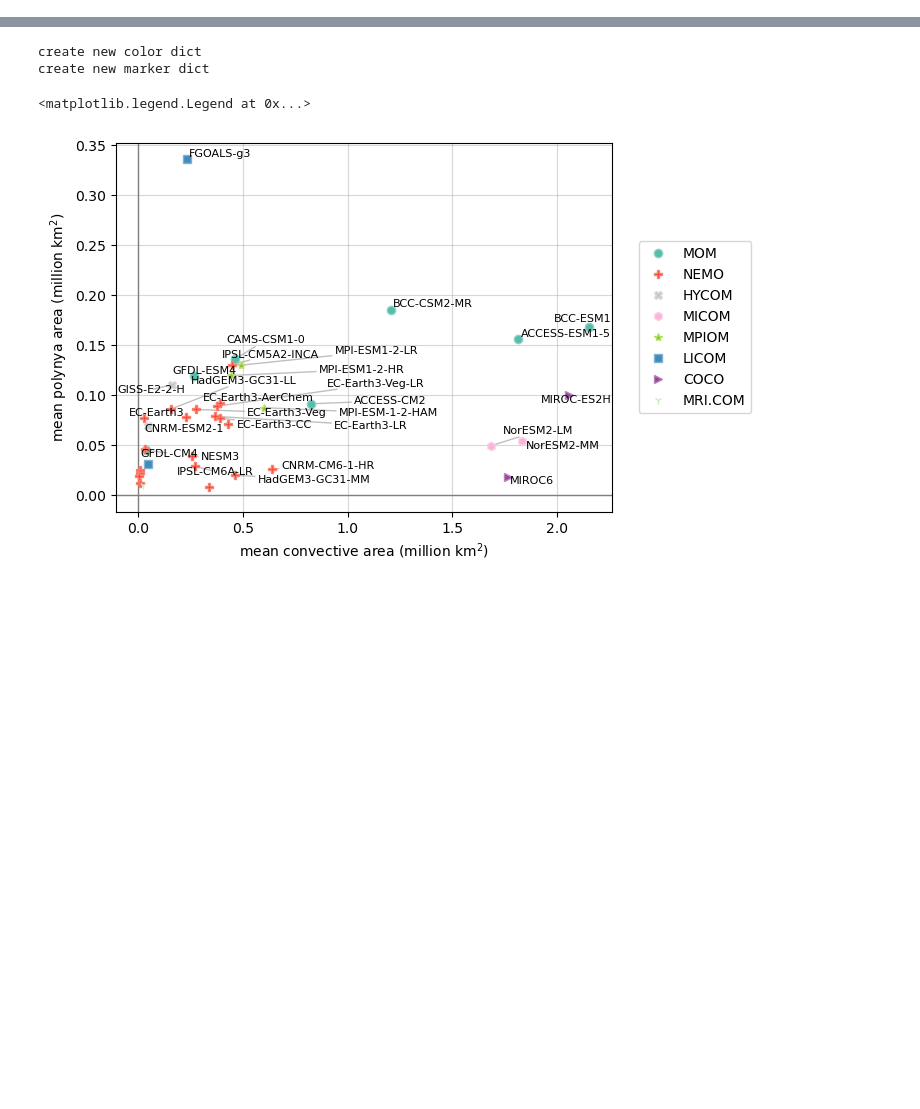
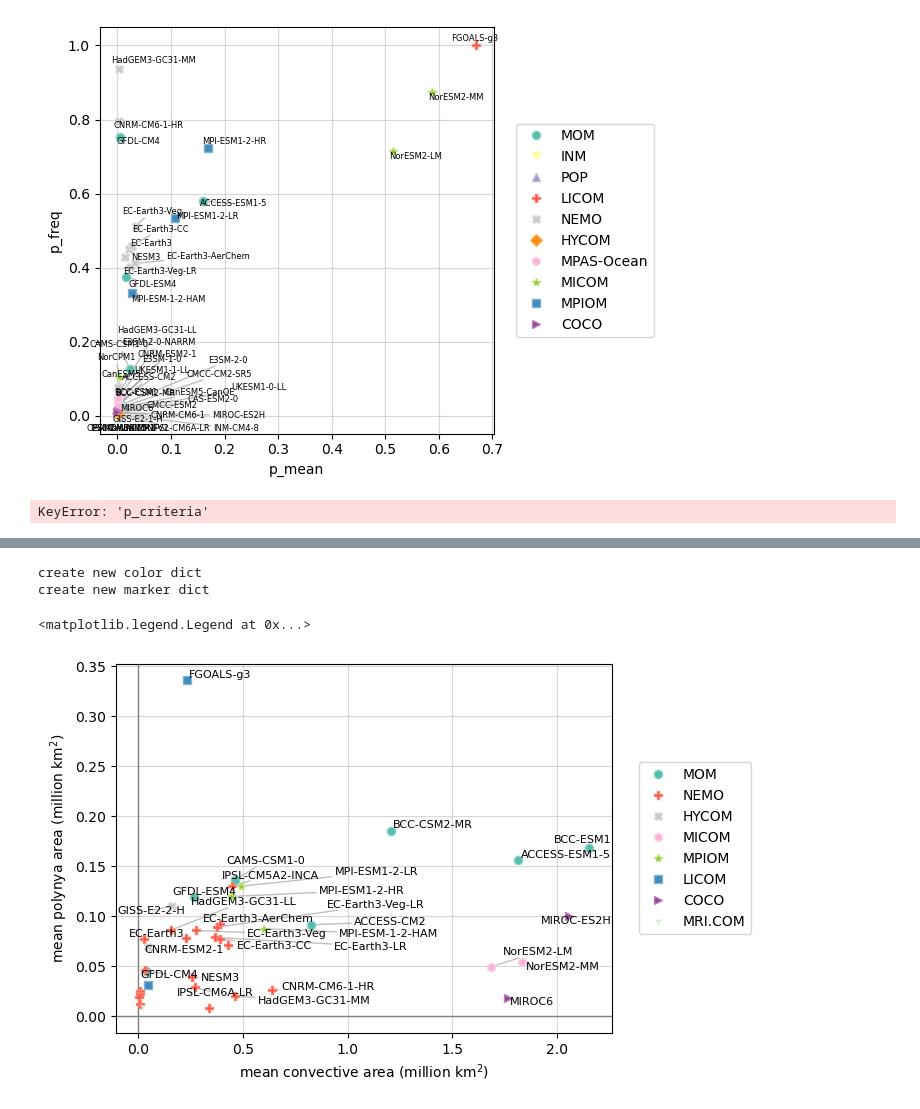
Before and after one commit to shunzi-work/SouthernOceanPolynya, a Jupyter notebook: CorrelatePlot.ipynb, the cells around one changed output, grey strips where cells are left out. Cells and saved outputs as stored; diff of their text form; code cells hidden in the pictures; blank space fills up the shorter version.

```diff
--- a/CorrelatePlot.ipynb
+++ b/CorrelatePlot.ipynb
@@ -6,0 +66,14 @@ from myfunctions import *
+# %%
+dfs = pro_df[[pro_df.columns[0], pro_df.columns[2], pro_df.columns[5]]]
+newdf = pd.merge(typedf, dfs, on="name")
+plt_df = newdf.dropna()
+plot_corr(plt_df, marker_dict, color_dict)
+# %% [output]
+[figure, added]
+# %%
+plt_df = newdf.dropna()
+df_filtered = plt_df[plt_df[pro_df.columns[1]] < 500]
+df_filtered = df_filtered[df_filtered[pro_df.columns[3]] < 500]
+plot_corr(df_filtered, marker_dict, color_dict)
+# %% [output]
+KeyError: 'p_criteria'
```
Also changed, not shown: parts of 35 cells of this notebook, 22 other files.
